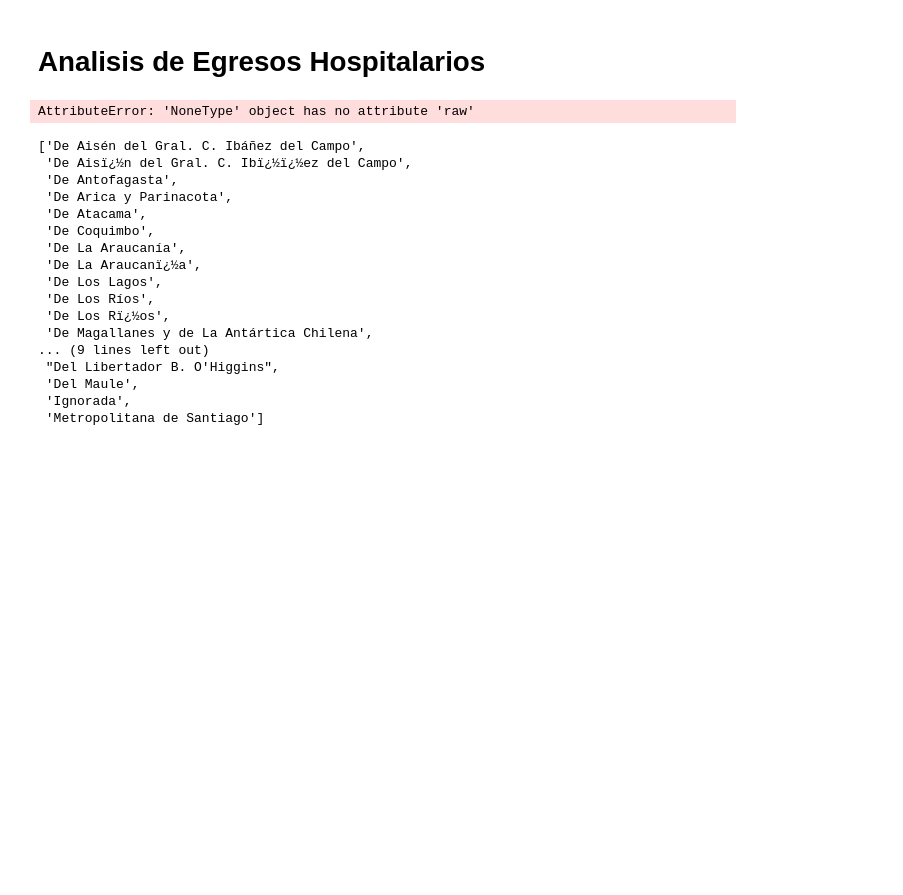
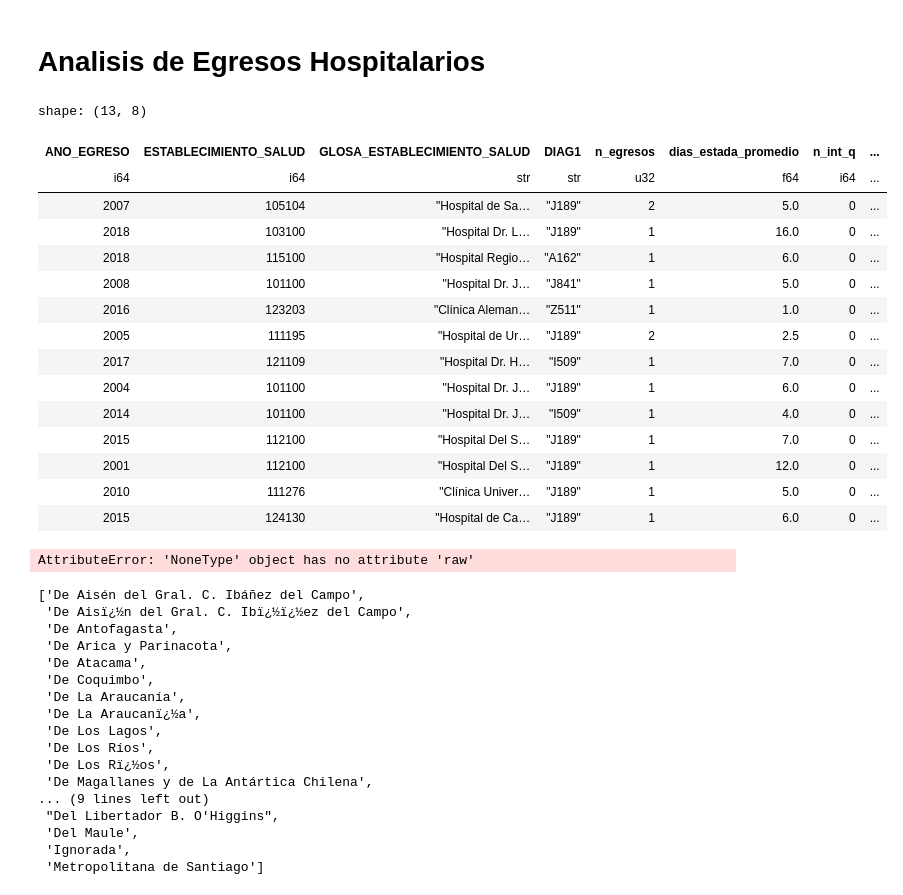
Before and after one commit to JavierRojas14/egresos-hospitalarios, a Jupyter notebook: prueba.ipynb, the cells around one changed output. Cells and saved outputs as stored; diff of their text form; code cells hidden in the pictures; blank space fills up the shorter version.

Commit message:
Calcula las metricas correctamente

```diff
--- a/prueba.ipynb
+++ b/prueba.ipynb
@@ -60,10 +60,8 @@ def obtener_metricas_egresos(df, agrupar_por):
 
 def remapear_int_q_y_muertes(df):
     tmp = df.with_columns([
-        pl.col('INTERV_Q').map_dict(
-            {2: 0}, default=pl.col('INTERV_Q')).alias('INTERV_Q'),
-        pl.col('CONDICION_EGRESO').map_dict({1: 0, 2: 1},
-                                            default=pl.col('CONDICION_EGRESO'))
+        pl.col('INTERV_Q').map_dict({2: 0}, default=pl.col('INTERV_Q')).alias('INTERV_Q'),
+        pl.col('CONDICION_EGRESO').map_dict({1: 0, 2: 1}, default=pl.col('CONDICION_EGRESO'))
         .alias('CONDICION_EGRESO')
     ])
 
@@ -73,9 +71,32 @@ with pl.StringCache():
     df_nacional = pl.scan_csv('input/utf-8/*.csv', separator=';')
     diags_torax = obtener_diagnosticos_unicos_de_hospital(df_nacional, HOSPITAL_A_ANALIZAR)
 
-    df = (pl.scan_csv('input/utf-8/*.csv', separator=';', dtypes=DICT_VARIABLES)
+    df = (pl.scan_csv('input/utf-8/*.csv', separator=';')
             .filter(pl.col('DIAG1').is_in(diags_torax)))
-    df.fetch()
+
+    df = remapear_int_q_y_muertes(df)
+# %%
+agrupacion_anio = ['ANO_EGRESO', 'ESTABLECIMIENTO_SALUD', 'GLOSA_ESTABLECIMIENTO_SALUD', 'DIAG1']
+metricas = obtener_metricas_egresos(df, agrupacion_anio).collect(streaming=True)
+# %%
+metricas
+# %% [output]
+shape: (13, 8)
+| ANO_EGRESO | ESTABLECIMIENTO_SALUD | GLOSA_ESTABLECIMIENTO_SALUD | DIAG1 | n_egresos | dias_estada_promedio | n_int_q | ... |
+| i64 | i64 | str | str | u32 | f64 | i64 | ... |
+| 2007 | 105104 | "Hospital de Sa… | "J189" | 2 | 5.0 | 0 | ... |
+| 2018 | 103100 | "Hospital Dr. L… | "J189" | 1 | 16.0 | 0 | ... |
+| 2018 | 115100 | "Hospital Regio… | "A162" | 1 | 6.0 | 0 | ... |
+| 2008 | 101100 | "Hospital Dr. J… | "J841" | 1 | 5.0 | 0 | ... |
+| 2016 | 123203 | "Clínica Aleman… | "Z511" | 1 | 1.0 | 0 | ... |
+| 2005 | 111195 | "Hospital de Ur… | "J189" | 2 | 2.5 | 0 | ... |
+| 2017 | 121109 | "Hospital Dr. H… | "I509" | 1 | 7.0 | 0 | ... |
+| 2004 | 101100 | "Hospital Dr. J… | "J189" | 1 | 6.0 | 0 | ... |
+| 2014 | 101100 | "Hospital Dr. J… | "I509" | 1 | 4.0 | 0 | ... |
+| 2015 | 112100 | "Hospital Del S… | "J189" | 1 | 7.0 | 0 | ... |
+| 2001 | 112100 | "Hospital Del S… | "J189" | 1 | 12.0 | 0 | ... |
+| 2010 | 111276 | "Clínica Univer… | "J189" | 1 | 5.0 | 0 | ... |
+| 2015 | 124130 | "Hospital de Ca… | "J189" | 1 | 6.0 | 0 | ... |
 # %%
 import pandas as pd
 import numpy as np
```
